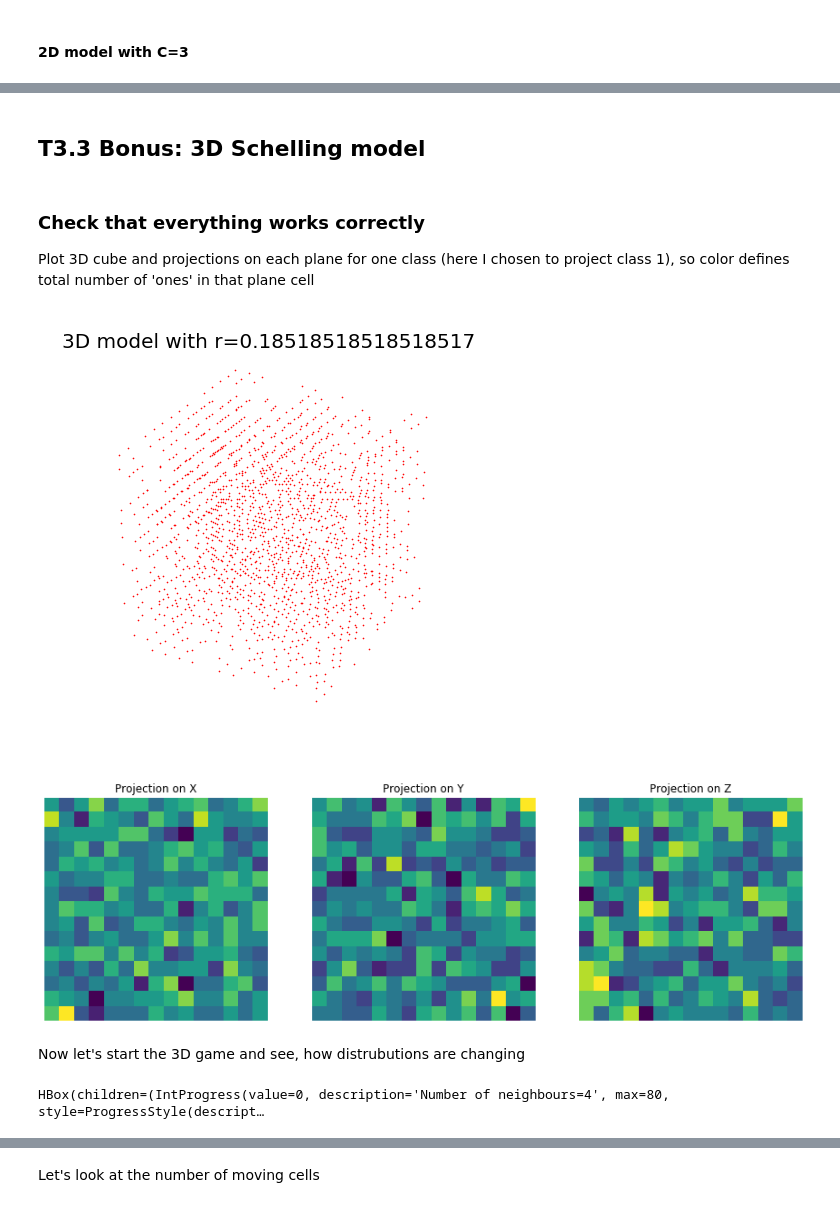
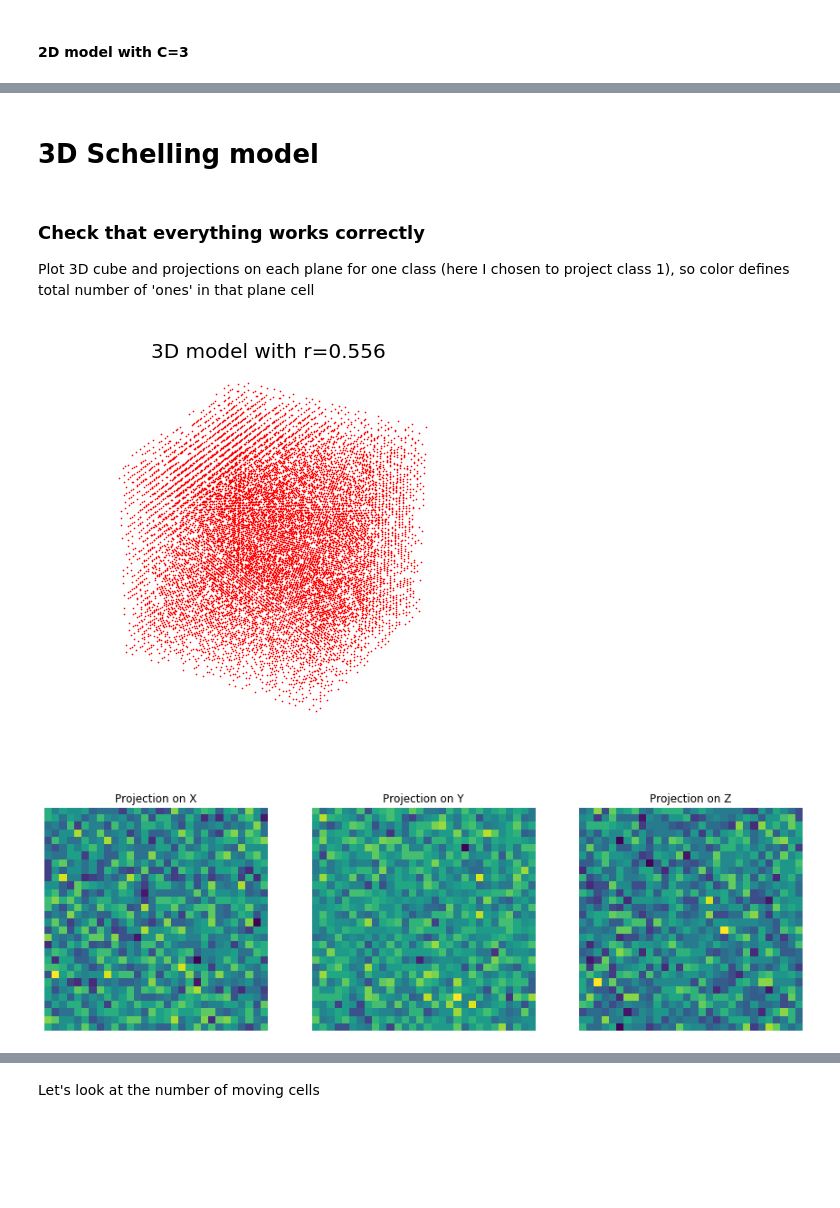
Before and after one commit to zakajd/schelling3d, a Jupyter notebook: Demo.ipynb, the cells around one changed output, grey strips where cells are left out. Cells and saved outputs as stored; diff of their text form; code cells hidden in the pictures; blank space fills up the shorter version.

```diff
--- a/Demo.ipynb
+++ b/Demo.ipynb
@@ -111,19 +121,0 @@ for i, r in enumerate(R):
-# %%
-fig, ax = plt.subplots(figsize=(14,11))
-# fig.figure(figsize=(14,11))
-for i, r in enumerate(R):
-    ax.plot(global_moved_3[i], label=f'R={int(r*8)}|8')
-    ax.tick_params(axis='both', which='major', labelsize=20)
-    ax.set_xlabel('iteration', fontsize=20)
-    ax.set_ylabel('# of moves', fontsize=20)
-    ax.legend(fontsize=20)
-# plt.plot(global_moved[0], label='r')
-# %%
-fig, ax = plt.subplots(figsize=(14,11))
-for i, r in enumerate(R):
-    ax.plot(global_moved_10[i], label=f'R={int(r*8)}|8')
-    ax.tick_params(axis='both', which='major', labelsize=20)
-    ax.set_xlabel('iteration', fontsize=20)
-    ax.set_ylabel('# of moves', fontsize=20)
-    ax.legend(fontsize=20)
-# plt.plot(global_moved[0], label='r')
@@ -137,5 +129,18 @@ ax.legend(fontsize=20)
 # %% [markdown]
-## T3.3 Bonus: 3D Schelling model
+# 3D Schelling model
+# %%
+from schelling_3d import game_3d
+
+%matplotlib inline
+# %matplotlib notebook
+
+N = 30
+C = 2 # Number of different neighbourhoods
+
+# All possible r values for 3D case
+R_3d = [i / 27 for i in range(27)]
+
+r = R_3d[15]
 # %% [markdown]
 ### Check that everything works correctly
 Plot 3D cube and projections on each plane for one class (here I chosen to project class 1), so color defines total number of 'ones' in that plane cell
@@ -148,38 +147,18 @@ R_3d = [i / 27 for i in range(27)]
 # %%
-%matplotlib inline
-# %matplotlib notebook
+from tqdm.auto import tqdm
+from schelling_3d import init_map_3d, prepare_3d_plot, plot_3d, plot_projections
 
-N = 15
-C = 2 # Number of different neighbourhoods
-r = R_3d[5]
 
-game_map = init_map_3d(N,C)
+game_map = init_map_3d(N, C)
 x, y, z, c, proj_x, proj_y, proj_z = prepare_3d_plot(game_map, projections=True)
 
 # Plot 3D cube to check
 plot_3d(x, y, z, c, r, figsize=(8, 8))
 
 # If we increase N size of cube becomes to big to visialize it properly,
 # so projections are more reliable. Also notice, that in the beginnig cells are almost evenly distributed.
 # Plot projections
 plot_projections(proj_x, proj_y, proj_z)
 # %% [output]
-[figure, old version]
+[figure, new version]
-[figure, old version]
+[figure, new version]
-# %% [markdown]
-Now let's start the 3D game and see, how distrubutions are changing
-# %%
-from tqdm.auto import tqdm
-from schelling_3d import game_3d
-%matplotlib inline
-
-N = 15
-C = 2 # Number of different neighbourhoods
-game_length = 80
-projective=True
-
-r = R_3d[4]
-
-final_map, moved = game_3d(N, C, r, game_length, create_gif=True, proj=False, device="cpu")
-# %% [output]
-HBox(children=(IntProgress(value=0, description='Number of neighbours=4', max=80, style=ProgressStyle(descript…
```
Also changed, not shown: parts of 38 cells of this notebook, 2 other files.
